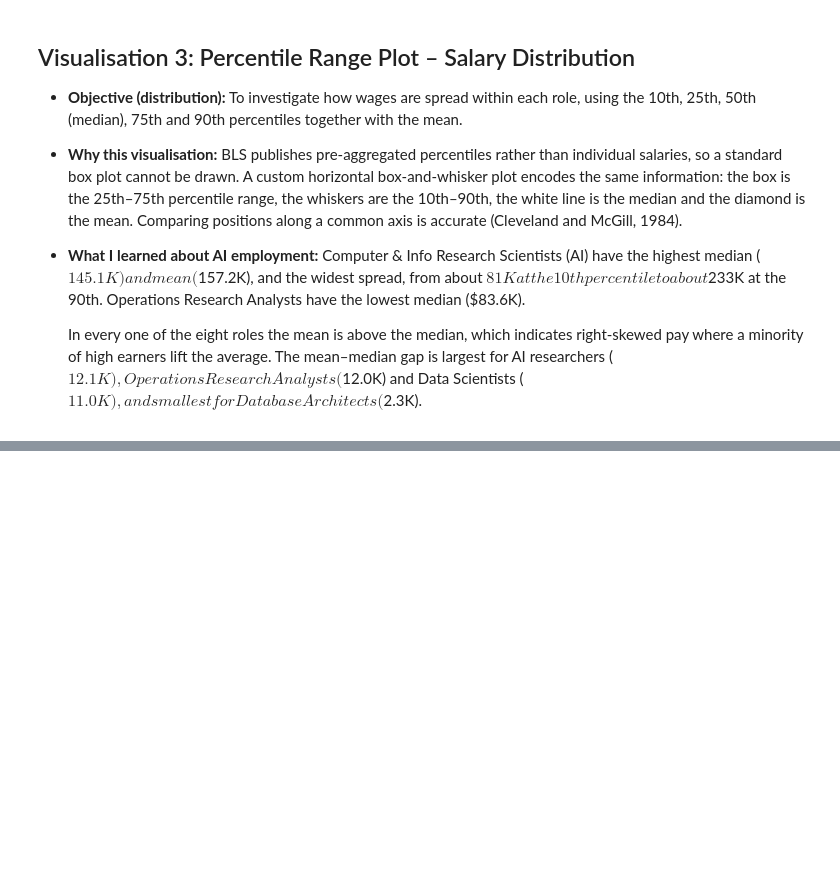
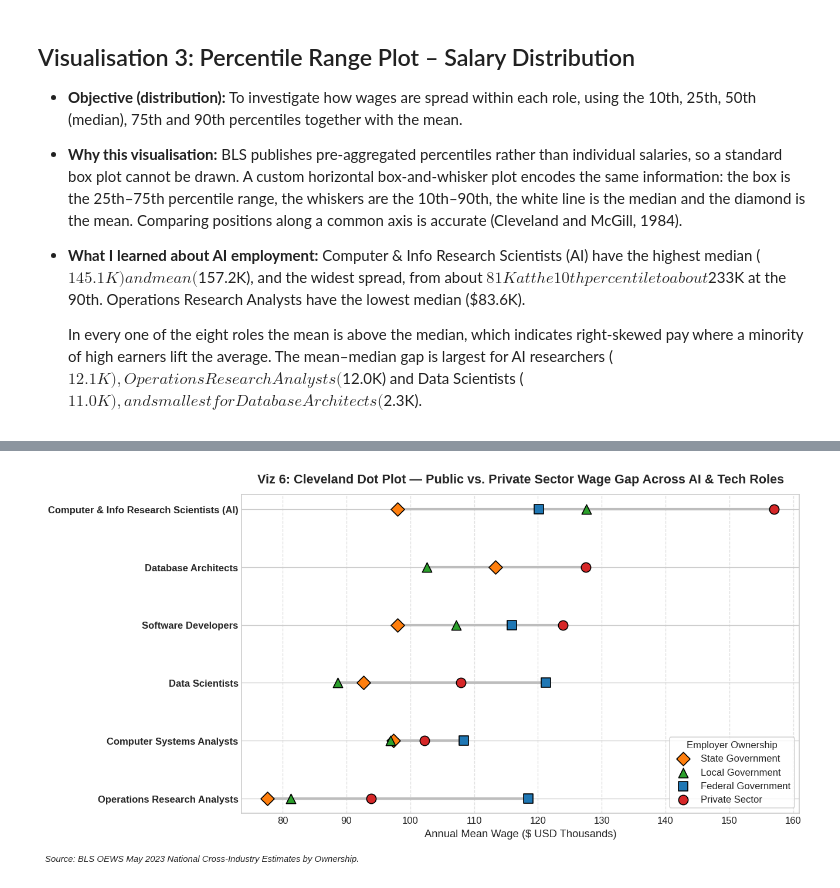
Before and after one commit to Dee-17-C/CA1_Data_Visualisation, a Jupyter notebook: CA1_Data_Visualisation.ipynb, the cells around one changed output, grey strips where cells are left out. Saved outputs shown, nothing was run; the diff lists cells and outputs as text; code cells hidden in the pictures; blank space fills up the shorter version.

```diff
--- a/CA1_Data_Visualisation.ipynb
+++ b/CA1_Data_Visualisation.ipynb
@@ -447,0 +311,63 @@ plt.show()
+# %%
+own_map = {
+    '5': 'Private Sector',
+    '1': 'Federal Government',
+    '3': 'Local Government',
+    '2': 'State Government'
+}
+
+# Ensure clean, string-based comparisons for codes to avoid numeric type mismatch issues
+df_temp = df_2023.copy()
+df_temp['OWN_CODE_STR'] = df_temp['OWN_CODE'].astype(str).str.strip().str.replace('.0', '', regex=False)
+df_temp['NAICS_STR'] = df_temp['NAICS'].astype(str).str.strip()
+
+df_own = df_temp[
+    (df_temp['AREA_TYPE'] == 1) &
+    (df_temp['NAICS_STR'].str.startswith('000000')) &
+    (df_temp['OWN_CODE_STR'].isin(own_map.keys())) &
+    (df_temp['OCC_CODE'].isin(['15-1221', '15-2051', '15-1252', '15-1243', '15-1211', '15-2031']))
+].copy()
+
+df_own['OWNERSHIP'] = df_own['OWN_CODE_STR'].map(own_map)
+
+if df_own.empty:
+    # Fallback in case area/naics configurations vary across environments
+    df_own = df_temp[
+        (df_temp['OWN_CODE_STR'].isin(own_map.keys())) &
+        (df_temp['OCC_CODE'].isin(['15-1221', '15-2051', '15-1252', '15-1243', '15-1211', '15-2031']))
+    ].copy()
+    df_own['OWNERSHIP'] = df_own['OWN_CODE_STR'].map(own_map)
+
+own_pivot = df_own.pivot_table(index='ROLE_NAME', columns='OWNERSHIP', values='A_MEAN', aggfunc='mean') / 1000
+
+# Safely sort only if 'Private Sector' column is present, otherwise sort by first available column
+if 'Private Sector' in own_pivot.columns:
+    own_pivot = own_pivot.sort_values(by='Private Sector', ascending=True)
+else:
+    own_pivot = own_pivot.sort_values(by=own_pivot.columns[0], ascending=True) if not own_pivot.empty else own_pivot
+
+fig, ax = plt.subplots(figsize=(11, 5.5))
+y_pos = np.arange(len(own_pivot))
+
+# Horizontal connecting line between min and max ownership wage per role
+if not own_pivot.empty:
+    ax.hlines(y=y_pos, xmin=own_pivot.min(axis=1), xmax=own_pivot.max(axis=1), color='#bdbdbd', linewidth=2.5, zorder=1)
+
+own_colors = {'Private Sector': '#d62728', 'Federal Government': '#1f77b4', 'Local Government': '#2ca02c', 'State Government': '#ff7f0e'}
+own_markers = {'Private Sector': 'o', 'Federal Government': 's', 'Local Government': '^', 'State Government': 'D'}
+
+for col in ['State Government', 'Local Government', 'Federal Government', 'Private Sector']:
+    if col in own_pivot.columns:
+        ax.scatter(own_pivot[col], y_pos, color=own_colors[col], marker=own_markers[col], s=95, label=col, zorder=3, edgecolors='black')
+
+ax.set_yticks(y_pos)
+ax.set_yticklabels(own_pivot.index if not own_pivot.empty else [], fontsize=10, fontweight='bold')
+ax.set_xlabel('Annual Mean Wage ($ USD Thousands)', fontsize=11)
+ax.set_title('Viz 6: Cleveland Dot Plot — Public vs. Private Sector Wage Gap Across AI & Tech Roles', fontsize=13, fontweight='bold', pad=12)
+ax.legend(loc='lower right', frameon=True, facecolor='white', title='Employer Ownership')
+ax.grid(axis='x', linestyle='--', alpha=0.6)
+plt.figtext(0.01, -0.03, 'Source: BLS OEWS May 2023 National Cross-Industry Estimates by Ownership.', fontsize=9, style='italic')
+plt.tight_layout()
+plt.show()
+# %% [output]
+[figure, added]
```
Also changed, not shown: parts of 18 cells of this notebook.
